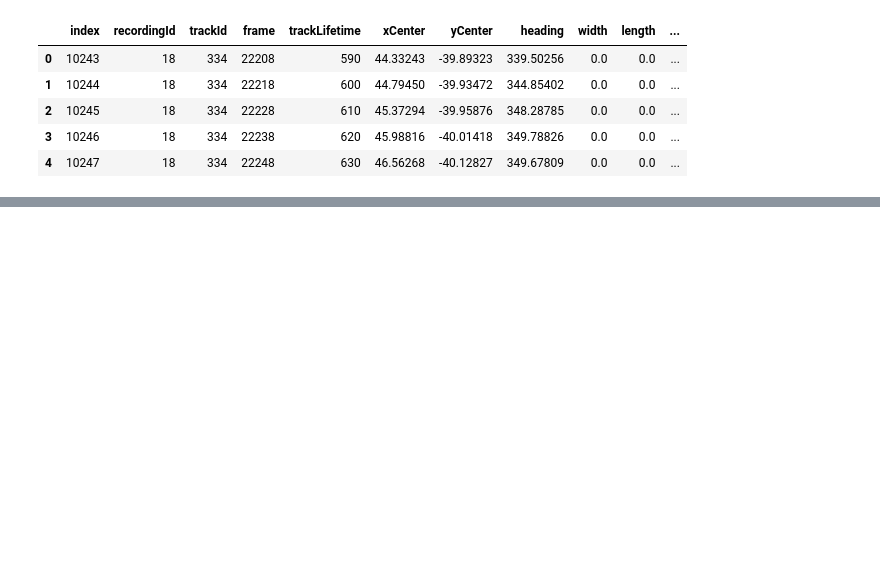
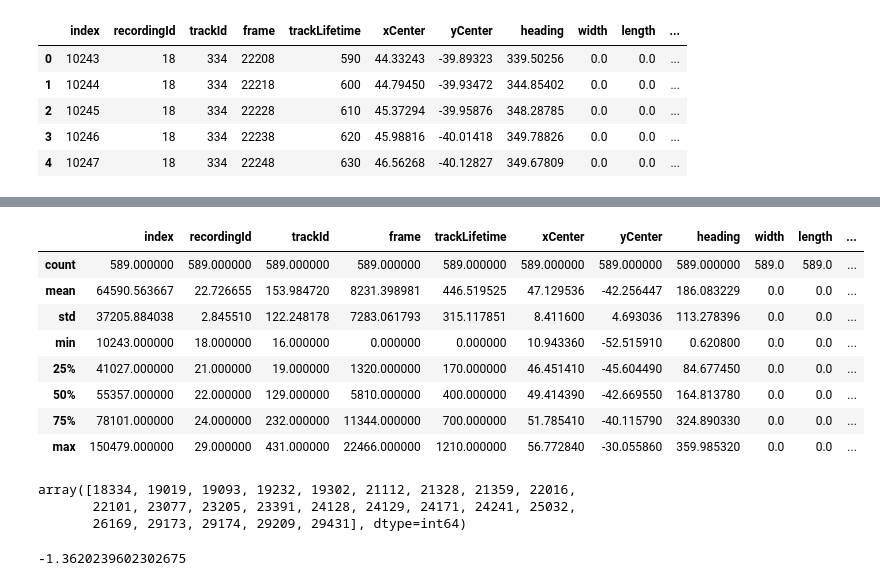
Before and after one commit to ika-rwth-aachen/drone-dataset-tools, a Jupyter notebook: src/notebooks/EDA-Scene.ipynb, the cells around one changed output, grey strips where cells are left out. Drawn from its saved outputs; the diff is of its cells as text; code cells hidden in the pictures; blank space fills up the shorter version.

```diff
--- a/src/notebooks/EDA-Scene.ipynb
+++ b/src/notebooks/EDA-Scene.ipynb
@@ -30,0 +44,18 @@ pedDf.head()
+# %%
+pedDf.describe()
+# %% [output]
+|  | index | recordingId | trackId | frame | trackLifetime | xCenter | yCenter | heading | width | length | ... |
+| count | 589.000000 | 589.000000 | 589.000000 | 589.000000 | 589.000000 | 589.000000 | 589.000000 | 589.000000 | 589.0 | 589.0 | ... |
+| mean | 64590.563667 | 22.726655 | 153.984720 | 8231.398981 | 446.519525 | 47.129536 | -42.256447 | 186.083229 | 0.0 | 0.0 | ... |
+| std | 37205.884038 | 2.845510 | 122.248178 | 7283.061793 | 315.117851 | 8.411600 | 4.693036 | 113.278396 | 0.0 | 0.0 | ... |
+| min | 10243.000000 | 18.000000 | 16.000000 | 0.000000 | 0.000000 | 10.943360 | -52.515910 | 0.620800 | 0.0 | 0.0 | ... |
+| 25% | 41027.000000 | 21.000000 | 19.000000 | 1320.000000 | 170.000000 | 46.451410 | -45.604490 | 84.677450 | 0.0 | 0.0 | ... |
+| 50% | 55357.000000 | 22.000000 | 129.000000 | 5810.000000 | 400.000000 | 49.414390 | -42.669550 | 164.813780 | 0.0 | 0.0 | ... |
+| 75% | 78101.000000 | 24.000000 | 232.000000 | 11344.000000 | 700.000000 | 51.785410 | -40.115790 | 324.890330 | 0.0 | 0.0 | ... |
+| max | 150479.000000 | 29.000000 | 431.000000 | 22466.000000 | 1210.000000 | 56.772840 | -30.055860 | 359.985320 | 0.0 | 0.0 | ... |
+# %%
+pedDf["uniqueTrackId"].unique()
+# %% [output]
+array([18334, 19019, 19093, 19232, 19302, 21112, 21328, 21359, 22016,
+       22101, 23077, 23205, 23391, 24128, 24129, 24171, 24241, 25032,
+       26169, 29173, 29174, 29209, 29431], dtype=int64)
@@ -30,0 +64,4 @@ pedDf.head()
+# %%
+otherDf.head(1).iloc[0]["sceneY"]
+# %% [output]
+-1.3620239602302675
```
Also changed, not shown: parts of 15 cells of this notebook, 5 other files.
